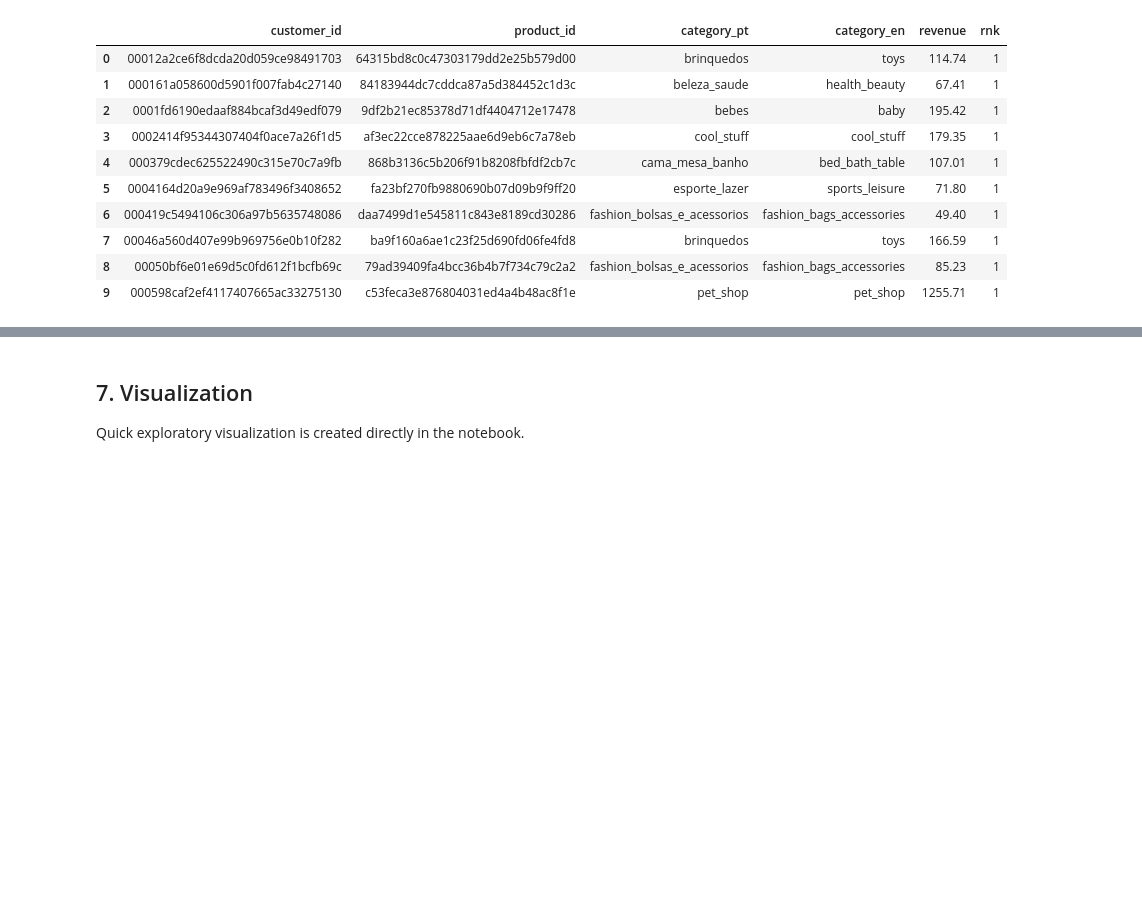
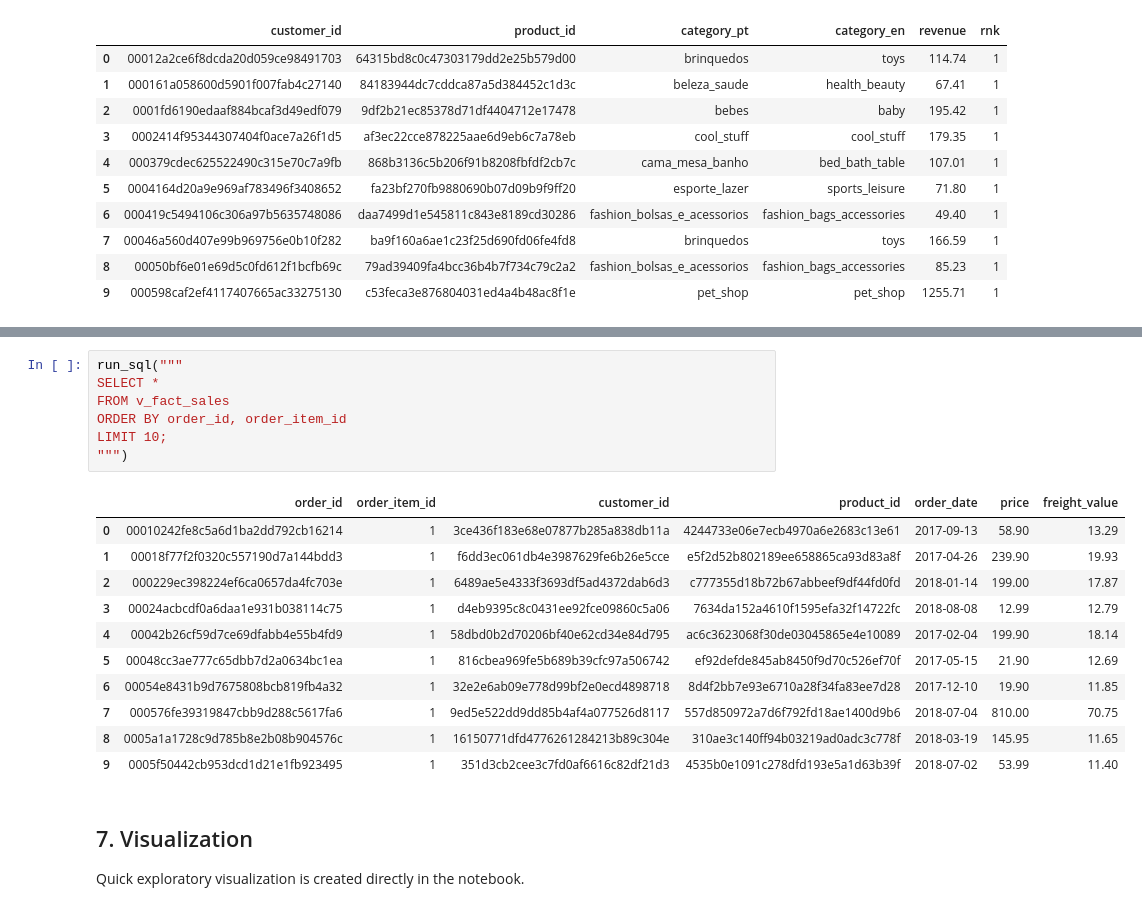
Before and after one commit to MikaelR1/Portfolio-Analytics, a Jupyter notebook: notebooks/sql_analysis.ipynb, the cells around one changed output, grey strips where cells are left out. Saved outputs shown, nothing was run; the diff lists cells and outputs as text; blank space fills up the shorter version.

Commit message:
add v_fact_sales

```diff
--- a/notebooks/sql_analysis.ipynb
+++ b/notebooks/sql_analysis.ipynb
@@ -319,3 +334,22 @@ run_sql("SELECT * FROM v_top_products_per_customer ORDER BY customer_id, rnk LIM
+# %%
+run_sql("""
+SELECT *
+FROM v_fact_sales
+ORDER BY order_id, order_item_id
+LIMIT 10;
+""")
+# %% [output]
+|  | order_id | order_item_id | customer_id | product_id | order_date | price | freight_value |
+| 0 | 00010242fe8c5a6d1ba2dd792cb16214 | 1 | 3ce436f183e68e07877b285a838db11a | 4244733e06e7ecb4970a6e2683c13e61 | 2017-09-13 | 58.90 | 13.29 |
+| 1 | 00018f77f2f0320c557190d7a144bdd3 | 1 | f6dd3ec061db4e3987629fe6b26e5cce | e5f2d52b802189ee658865ca93d83a8f | 2017-04-26 | 239.90 | 19.93 |
+| 2 | 000229ec398224ef6ca0657da4fc703e | 1 | 6489ae5e4333f3693df5ad4372dab6d3 | c777355d18b72b67abbeef9df44fd0fd | 2018-01-14 | 199.00 | 17.87 |
+| 3 | 00024acbcdf0a6daa1e931b038114c75 | 1 | d4eb9395c8c0431ee92fce09860c5a06 | 7634da152a4610f1595efa32f14722fc | 2018-08-08 | 12.99 | 12.79 |
+| 4 | 00042b26cf59d7ce69dfabb4e55b4fd9 | 1 | 58dbd0b2d70206bf40e62cd34e84d795 | ac6c3623068f30de03045865e4e10089 | 2017-02-04 | 199.90 | 18.14 |
+| 5 | 00048cc3ae777c65dbb7d2a0634bc1ea | 1 | 816cbea969fe5b689b39cfc97a506742 | ef92defde845ab8450f9d70c526ef70f | 2017-05-15 | 21.90 | 12.69 |
+| 6 | 00054e8431b9d7675808bcb819fb4a32 | 1 | 32e2e6ab09e778d99bf2e0ecd4898718 | 8d4f2bb7e93e6710a28f34fa83ee7d28 | 2017-12-10 | 19.90 | 11.85 |
+| 7 | 000576fe39319847cbb9d288c5617fa6 | 1 | 9ed5e522dd9dd85b4af4a077526d8117 | 557d850972a7d6f792fd18ae1400d9b6 | 2018-07-04 | 810.00 | 70.75 |
+| 8 | 0005a1a1728c9d785b8e2b08b904576c | 1 | 16150771dfd4776261284213b89c304e | 310ae3c140ff94b03219ad0adc3c778f | 2018-03-19 | 145.95 | 11.65 |
+| 9 | 0005f50442cb953dcd1d21e1fb923495 | 1 | 351d3cb2cee3c7fd0af6616c82df21d3 | 4535b0e1091c278dfd193e5a1d63b39f | 2018-07-02 | 53.99 | 11.40 |
 # %% [markdown]
 ## 7. Visualization
 
```
Also changed, not shown: parts of 2 cells of this notebook.
